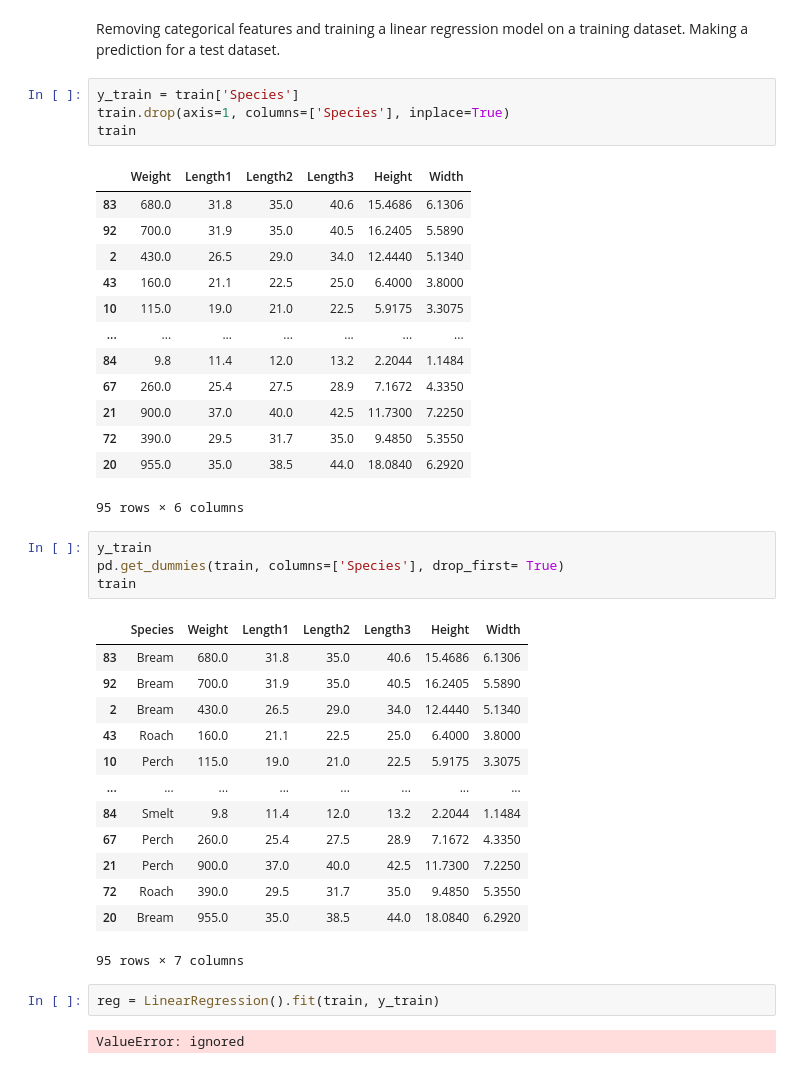
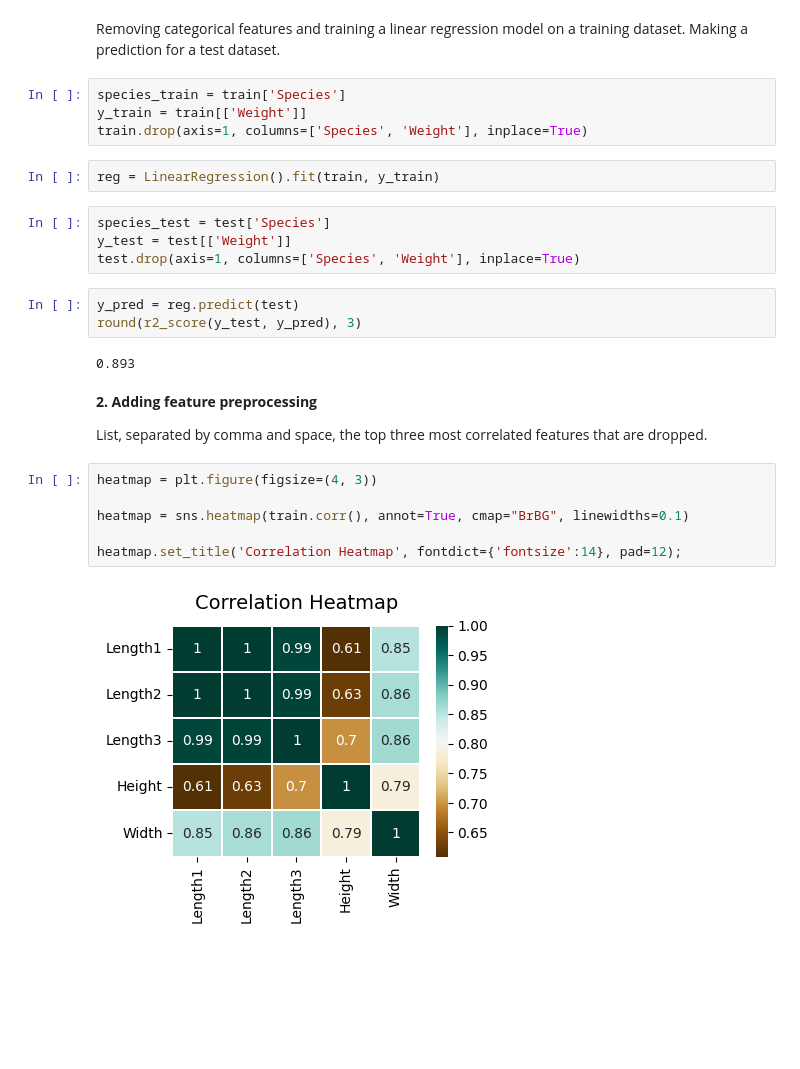
Before and after one commit to tutsilianna/Introduction_to_ML_and_Advanced_ML_Python, a Jupyter notebook: Regression/Regression_|_Exercise_3.ipynb, the cells around one changed output. Cells and saved outputs as stored; diff of their text form; blank space fills up the shorter version.

```diff
--- a/Regression/Regression_|_Exercise_3.ipynb
+++ b/Regression/Regression_|_Exercise_3.ipynb
@@ -160,42 +153,29 @@ round(np.mean(train['Width']), 3)
 # %% [markdown]
 Removing categorical features and training a linear regression model on a training dataset. Making a prediction for a test dataset.
 # %%
-y_train = train['Species']
-train.drop(axis=1, columns=['Species'], inplace=True)
-train
+species_train = train['Species']
+y_train = train[['Weight']]
+train.drop(axis=1, columns=['Species', 'Weight'], inplace=True)
-# %% [output]
-|  | Weight | Length1 | Length2 | Length3 | Height | Width |
-| 83 | 680.0 | 31.8 | 35.0 | 40.6 | 15.4686 | 6.1306 |
-| 92 | 700.0 | 31.9 | 35.0 | 40.5 | 16.2405 | 5.5890 |
-| 2 | 430.0 | 26.5 | 29.0 | 34.0 | 12.4440 | 5.1340 |
-| 43 | 160.0 | 21.1 | 22.5 | 25.0 | 6.4000 | 3.8000 |
-| 10 | 115.0 | 19.0 | 21.0 | 22.5 | 5.9175 | 3.3075 |
-| ... | ... | ... | ... | ... | ... | ... |
-| 84 | 9.8 | 11.4 | 12.0 | 13.2 | 2.2044 | 1.1484 |
-| 67 | 260.0 | 25.4 | 27.5 | 28.9 | 7.1672 | 4.3350 |
-| 21 | 900.0 | 37.0 | 40.0 | 42.5 | 11.7300 | 7.2250 |
-| 72 | 390.0 | 29.5 | 31.7 | 35.0 | 9.4850 | 5.3550 |
-| 20 | 955.0 | 35.0 | 38.5 | 44.0 | 18.0840 | 6.2920 |
-95 rows × 6 columns
-# %%
-y_train
-pd.get_dummies(train, columns=['Species'], drop_first= True)
-train
-# %% [output]
-|  | Species | Weight | Length1 | Length2 | Length3 | Height | Width |
-| 83 | Bream | 680.0 | 31.8 | 35.0 | 40.6 | 15.4686 | 6.1306 |
-| 92 | Bream | 700.0 | 31.9 | 35.0 | 40.5 | 16.2405 | 5.5890 |
-| 2 | Bream | 430.0 | 26.5 | 29.0 | 34.0 | 12.4440 | 5.1340 |
-| 43 | Roach | 160.0 | 21.1 | 22.5 | 25.0 | 6.4000 | 3.8000 |
-| 10 | Perch | 115.0 | 19.0 | 21.0 | 22.5 | 5.9175 | 3.3075 |
-| ... | ... | ... | ... | ... | ... | ... | ... |
-| 84 | Smelt | 9.8 | 11.4 | 12.0 | 13.2 | 2.2044 | 1.1484 |
-| 67 | Perch | 260.0 | 25.4 | 27.5 | 28.9 | 7.1672 | 4.3350 |
-| 21 | Perch | 900.0 | 37.0 | 40.0 | 42.5 | 11.7300 | 7.2250 |
-| 72 | Roach | 390.0 | 29.5 | 31.7 | 35.0 | 9.4850 | 5.3550 |
-| 20 | Bream | 955.0 | 35.0 | 38.5 | 44.0 | 18.0840 | 6.2920 |
-95 rows × 7 columns
 # %%
 reg = LinearRegression().fit(train, y_train)
-# %% [output]
-ValueError: ignored
+# %%
+species_test = test['Species']
+y_test = test[['Weight']]
+test.drop(axis=1, columns=['Species', 'Weight'], inplace=True)
+# %%
+y_pred = reg.predict(test)
+round(r2_score(y_test, y_pred), 3)
+# %% [output]
+0.893
+# %% [markdown]
+**2. Adding feature preprocessing**
+
+List, separated by comma and space, the top three most correlated features that are dropped.
+# %%
+heatmap = plt.figure(figsize=(4, 3))
+
+heatmap = sns.heatmap(train.corr(), annot=True, cmap="BrBG", linewidths=0.1)
+
+heatmap.set_title('Correlation Heatmap', fontdict={'fontsize':14}, pad=12);
+# %% [output]
+[figure, added]
```
Also changed, not shown: parts of 37 cells of this notebook.
